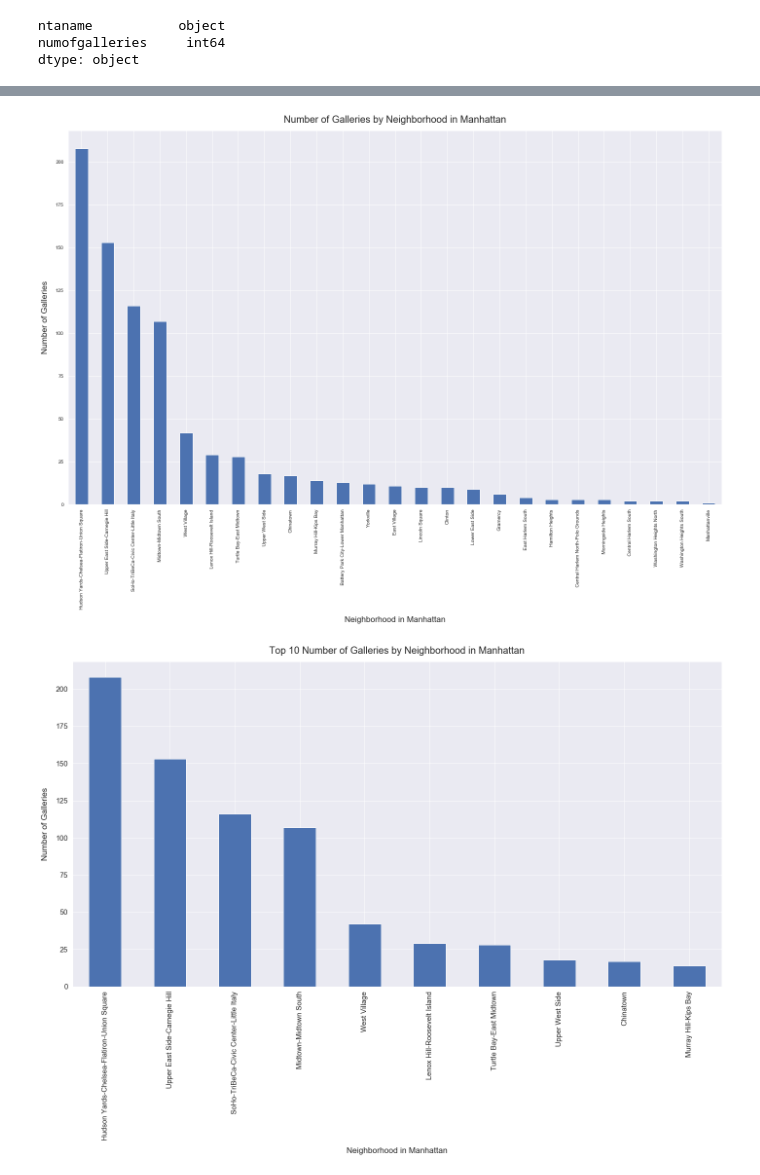
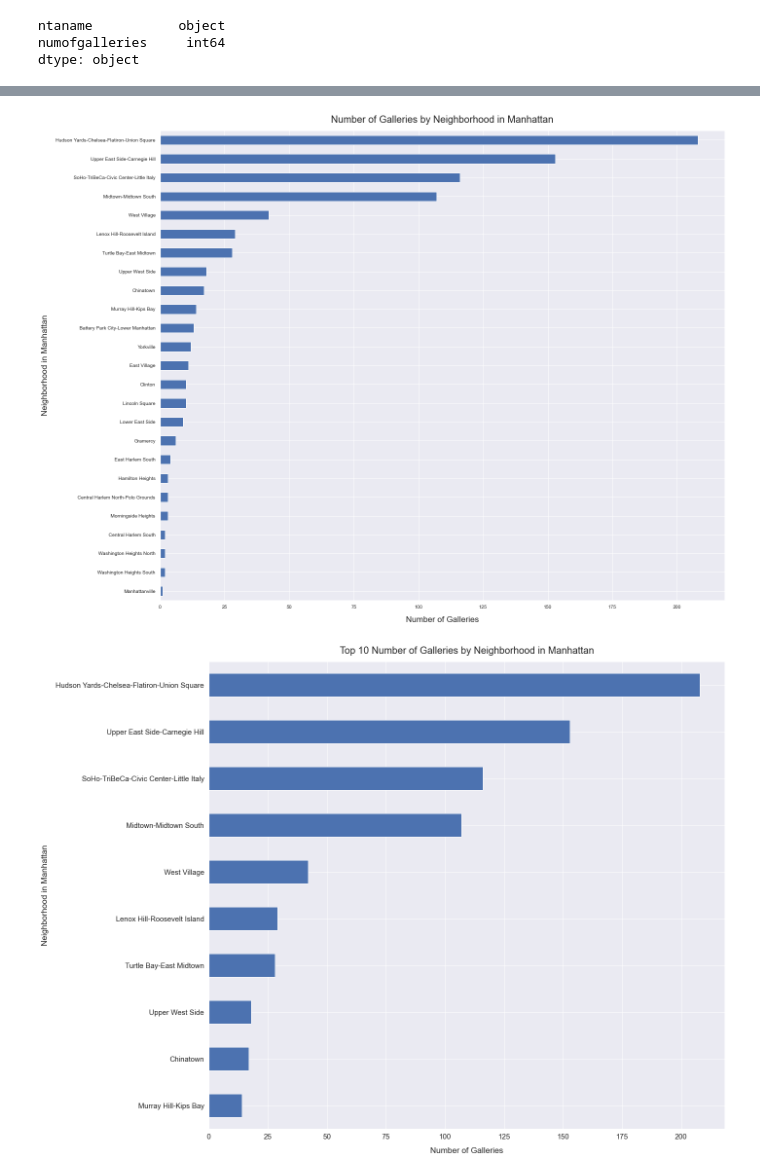
Before and after one commit to mebauer/nyc-art-galleries, a Jupyter notebook: nyc-art-galleries.ipynb, the cells around one changed output, grey strips where cells are left out. Cells and saved outputs as stored; diff of their text form; code cells hidden in the pictures.

```diff
--- a/nyc-art-galleries.ipynb
+++ b/nyc-art-galleries.ipynb
@@ -162,0 +146,2 @@ Name: shape_area, dtype: float64
+# %%
+nta_mn['mi_sq'] = nta_mn.shape_area / 5280**2
@@ -167,2 +162,0 @@ dtype('float64')
-# %%
-nta_mn['area (acres)'] = nta_mn.shape_area * conversion
@@ -264,5 +269,3 @@ nta_galleries.dtypes
 ntaname           object
 numofgalleries     int64
 dtype: object
-# %%
-nta_galleries.numofgalleries.astype(int, inplace=True).head()
@@ -341,3 +344,3 @@ nta_galleries.head()
 # %%
-nta_galleries['numofgalleries_per_area'] = nta_galleries['numofgalleries'] / nta_galleries['area (acres)']
+nta_galleries['numofgalleries_per_mi_sq'] = nta_galleries['numofgalleries'] / nta_galleries['mi_sq']
 # %%
@@ -454,36 +472,49 @@ ax = plt.subplot()
 ax.get_yaxis().set_major_formatter(
     matplotlib.ticker.FuncFormatter(lambda x, p: format(int(x), ',')))
 
-nta_galleries_df.sort_values('numofgalleries', ascending=False).plot.bar(x='ntaname', y='numofgalleries', ax=ax, rot=90, color='b', fontsize=10, legend=False)
-plt.xlabel("Neighborhood in Manhattan", labelpad=14)
-plt.ylabel("Number of Galleries", labelpad=14)
+nta_galleries_df.sort_values('numofgalleries', ascending=True).plot.barh(x='ntaname',
+                                                        y='numofgalleries',
+                                                        ax=ax, color='b',
+                                                        fontsize=10,
+                                                        legend=False)
+plt.xlabel("Number of Galleries", labelpad=14)
+plt.ylabel("Neighborhood in Manhattan", labelpad=14)
 plt.title("Number of Galleries by Neighborhood in Manhattan", pad=16, fontsize=20)
 plt.tight_layout()
 
 # saving figure
 plt.savefig('figures/galleries-by-neighborhood-manhattan-bar.png')
 # %% [output]
-[figure, old version]
+[figure, new version]
 # %%
 # defining our plot
 sns.set(font_scale=1.4)
 plt.subplots(figsize=(20,15))
 ax = plt.subplot()
 
 # formatting Y axis with comma
 ax.get_yaxis().set_major_formatter(
     matplotlib.ticker.FuncFormatter(lambda x, p: format(int(x), ',')))
 
-nta_galleries_df.sort_values('numofgalleries', ascending=False).head(10).plot.bar(x='ntaname', y='numofgalleries', ax=ax, rot=90, color='b', fontsize=15, legend=False)
-plt.xlabel("Neighborhood in Manhattan", labelpad=14)
-plt.ylabel("Number of Galleries", labelpad=14)
+df = nta_galleries_df.sort_values('numofgalleries', ascending=False).head(10)
+
+df.sort_values(by='numofgalleries',
+               ascending=True).plot.barh(x='ntaname',
+                                         y='numofgalleries',
+                                         ax=ax,
+                                         color='b',
+                                         fontsize=15,
+                                         legend=False)
+
+plt.xlabel("Number of Galleries", labelpad=14)
+plt.ylabel("Neighborhood in Manhattan", labelpad=14)
 plt.title("Top 10 Number of Galleries by Neighborhood in Manhattan", pad=16, fontsize=20)
 plt.tight_layout()
 
 # saving figure
 plt.savefig('figures/galleries-by-neighborhood-manhattan-bar-top10.png')
 # %% [output]
-[figure, old version]
+[figure, new version]
 # %%
 # defining our plot
 sns.set(font_scale=1.4)
```
Also changed, not shown: parts of 41 cells of this notebook, 12 other files.
